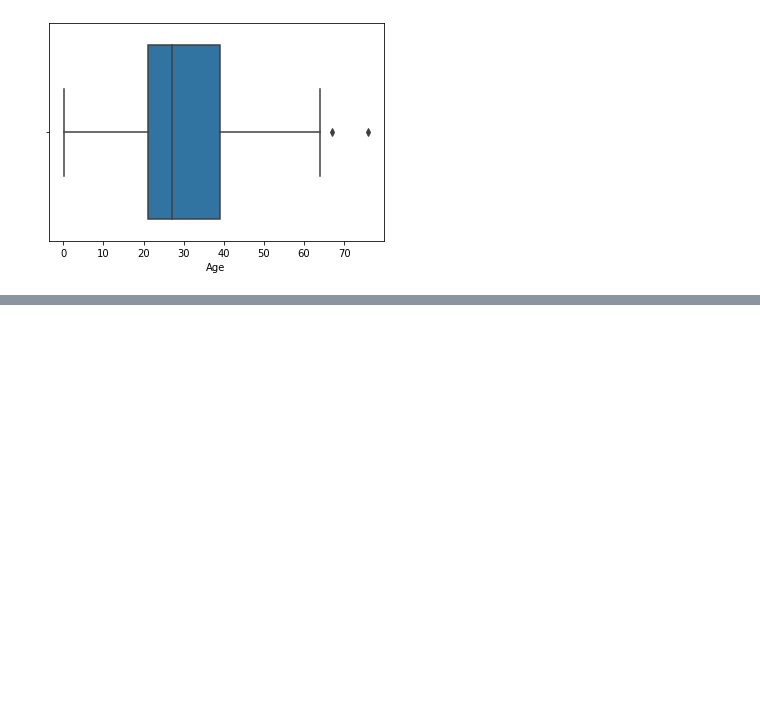
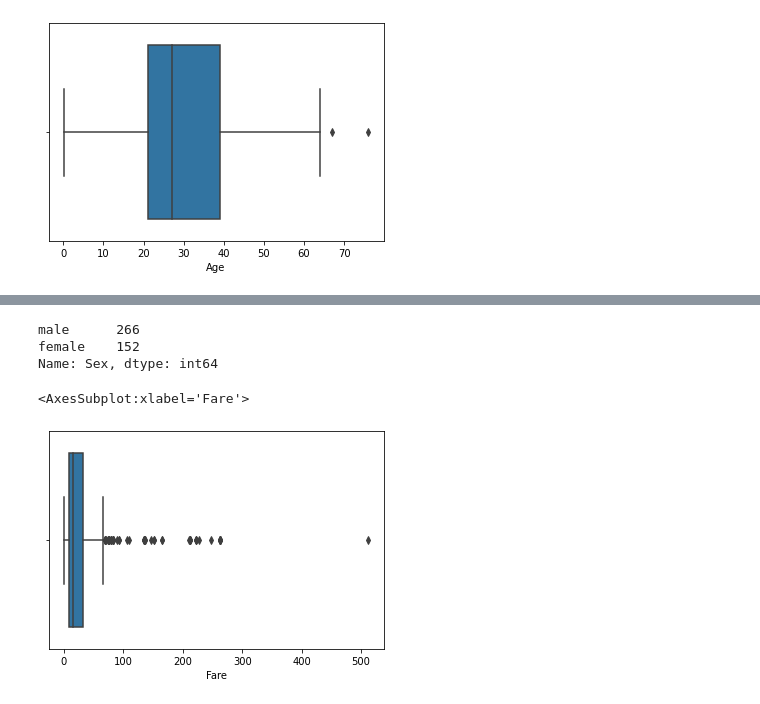
Before and after one commit to windaseptarini/Udemy-MachineLearning, a Jupyter notebook: Titanic.ipynb, the cells around one changed output, grey strips where cells are left out. Drawn from its saved outputs; the diff is of its cells as text; code cells hidden in the pictures; blank space fills up the shorter version.

```diff
--- a/Titanic.ipynb
+++ b/Titanic.ipynb
@@ -213,0 +232,2 @@ test.head()
+# %%
+test.drop(columns=['PassengerId'], inplace=True)
@@ -223,0 +276,11 @@ sns.boxplot(x=test['Age'])
+# %%
+test.Sex.value_counts()
+# %% [output]
+male      266
+female    152
+Name: Sex, dtype: int64
+# %%
+sns.boxplot(x=test['Fare'])
+# %% [output]
+<AxesSubplot:xlabel='Fare'>
+[figure, added]
```
Also changed, not shown: parts of 37 cells of this notebook.
